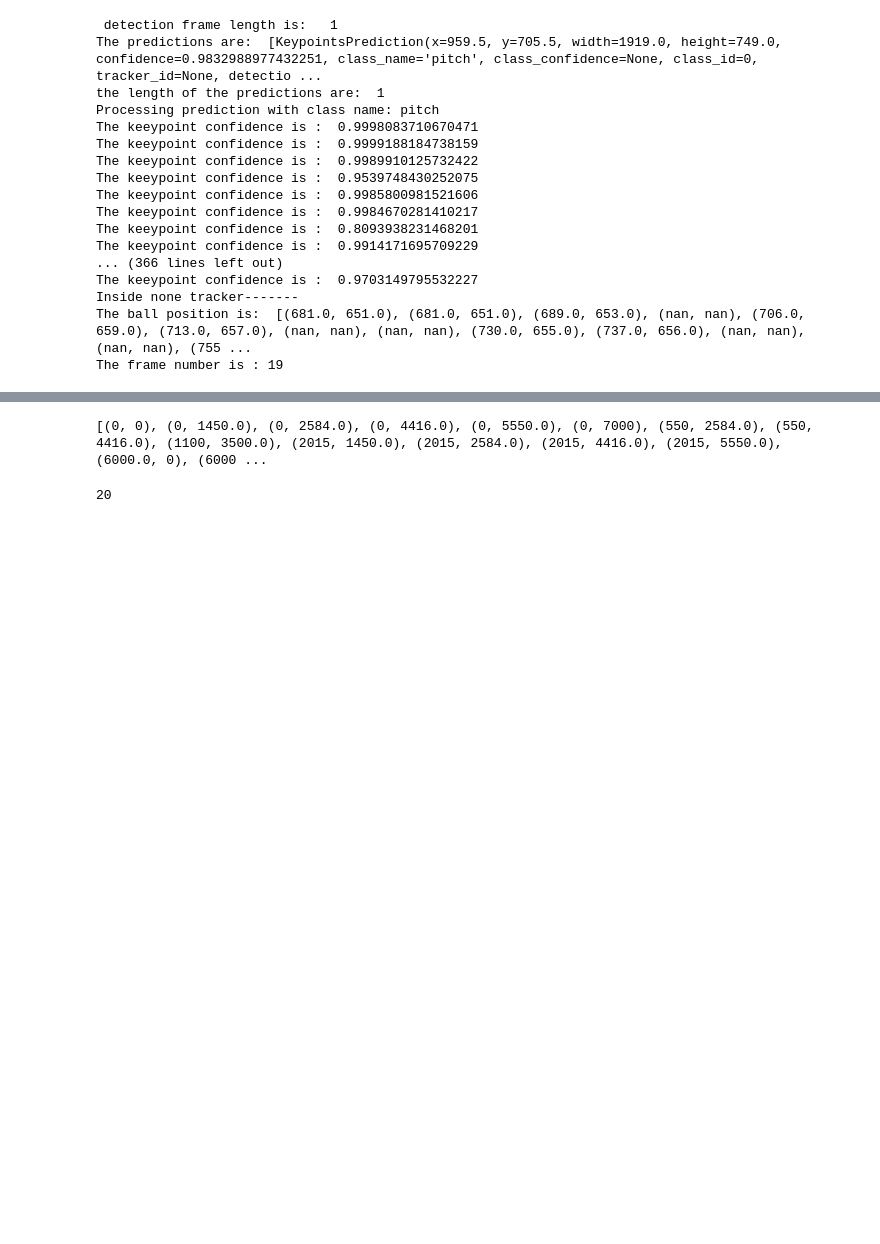
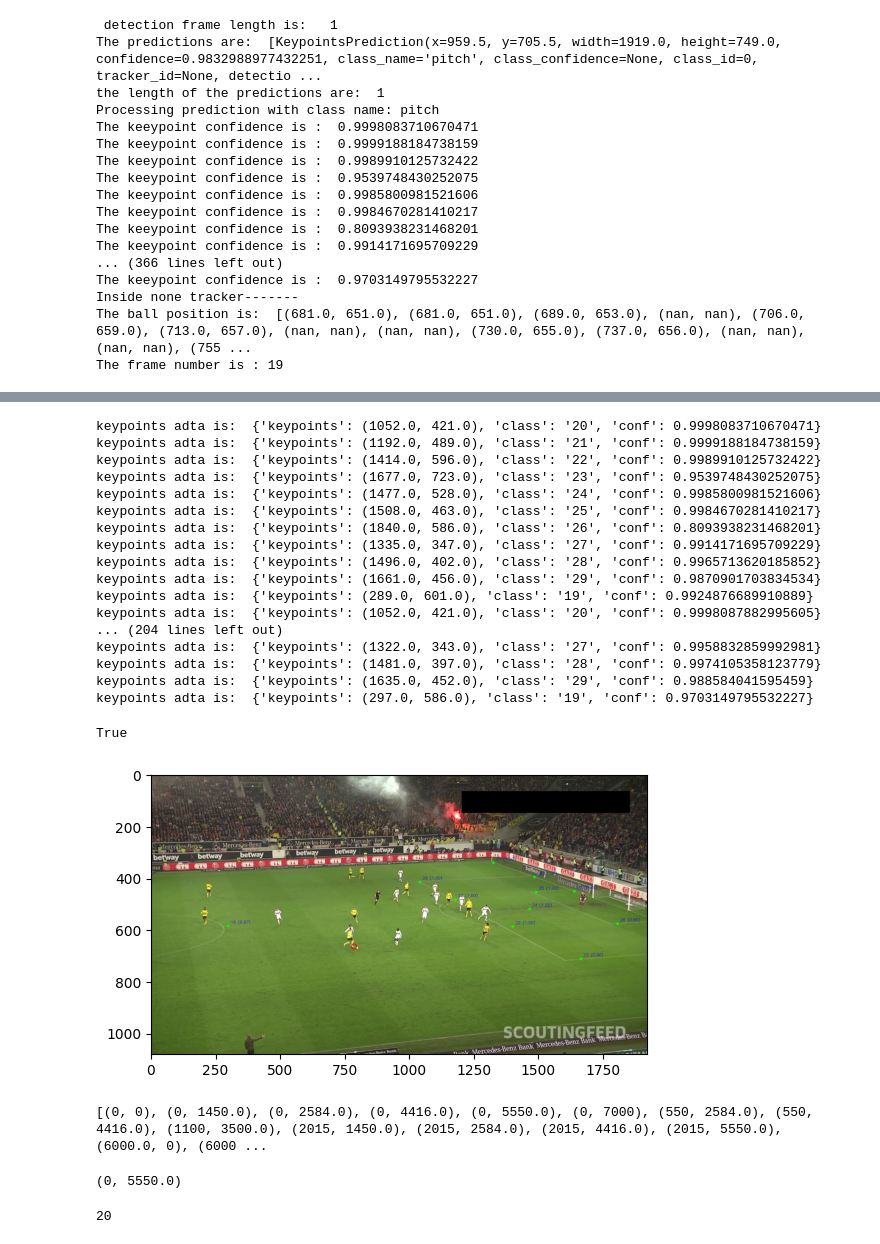
Before and after one commit to prashant-1285/soccer, a Jupyter notebook: football_heatmap/football.ipynb, the cells around one changed output, grey strips where cells are left out. Drawn from its saved outputs; the diff is of its cells as text; code cells hidden in the pictures; blank space fills up the shorter version.

```diff
--- a/football_heatmap/football.ipynb
+++ b/football_heatmap/football.ipynb
@@ -250,8 +253,46 @@ index_frame_number=10
+# %%
+import centroid_track
+import detection_utils
+import keypoint_utils
+importlib.reload(centroid_track)
+importlib.reload(detection_utils)
+importlib.reload(keypoint_utils)
+keypoint_frames=keypoint_utils.draw_keypoints(all_keypoints,all_frames)
+plt.figure()
+
+plt.imshow(keypoint_frames[index_frame_number])
+fr=keypoint_frames[index_frame_number]
+frame_rgb=cv2.cvtColor(fr, cv2.COLOR_BGR2RGB)
+cv2.imwrite("keypoints_field.png",frame_rgb )
+# %% [output]
+keypoints adta is:  {'keypoints': (1052.0, 421.0), 'class': '20', 'conf': 0.9998083710670471}
+keypoints adta is:  {'keypoints': (1192.0, 489.0), 'class': '21', 'conf': 0.9999188184738159}
+keypoints adta is:  {'keypoints': (1414.0, 596.0), 'class': '22', 'conf': 0.9989910125732422}
+keypoints adta is:  {'keypoints': (1677.0, 723.0), 'class': '23', 'conf': 0.9539748430252075}
+keypoints adta is:  {'keypoints': (1477.0, 528.0), 'class': '24', 'conf': 0.9985800981521606}
+keypoints adta is:  {'keypoints': (1508.0, 463.0), 'class': '25', 'conf': 0.9984670281410217}
+keypoints adta is:  {'keypoints': (1840.0, 586.0), 'class': '26', 'conf': 0.8093938231468201}
+keypoints adta is:  {'keypoints': (1335.0, 347.0), 'class': '27', 'conf': 0.9914171695709229}
+keypoints adta is:  {'keypoints': (1496.0, 402.0), 'class': '28', 'conf': 0.9965713620185852}
+keypoints adta is:  {'keypoints': (1661.0, 456.0), 'class': '29', 'conf': 0.9870901703834534}
+keypoints adta is:  {'keypoints': (289.0, 601.0), 'class': '19', 'conf': 0.9924876689910889}
+keypoints adta is:  {'keypoints': (1052.0, 421.0), 'class': '20', 'conf': 0.9998087882995605}
+... (204 lines left out)
+keypoints adta is:  {'keypoints': (1322.0, 343.0), 'class': '27', 'conf': 0.9958832859992981}
+keypoints adta is:  {'keypoints': (1481.0, 397.0), 'class': '28', 'conf': 0.9974105358123779}
+keypoints adta is:  {'keypoints': (1635.0, 452.0), 'class': '29', 'conf': 0.988584041595459}
+keypoints adta is:  {'keypoints': (297.0, 586.0), 'class': '19', 'conf': 0.9703149795532227}
+True
+[figure, added]
 # %%
 vert=CONFIG.vertices
 print(vert)
 # %% [output]
 [(0, 0), (0, 1450.0), (0, 2584.0), (0, 4416.0), (0, 5550.0), (0, 7000), (550, 2584.0), (550, 4416.0), (1100, 3500.0), (2015, 1450.0), (2015, 2584.0), (2015, 4416.0), (2015, 5550.0), (6000.0, 0), (6000 ...
+# %%
+vert[4]
+# %% [output]
+(0, 5550.0)
 # %%
 len(all_keypoints)
 # %% [output]
```
Also changed, not shown: parts of 26 cells of this notebook, 6 other files.
